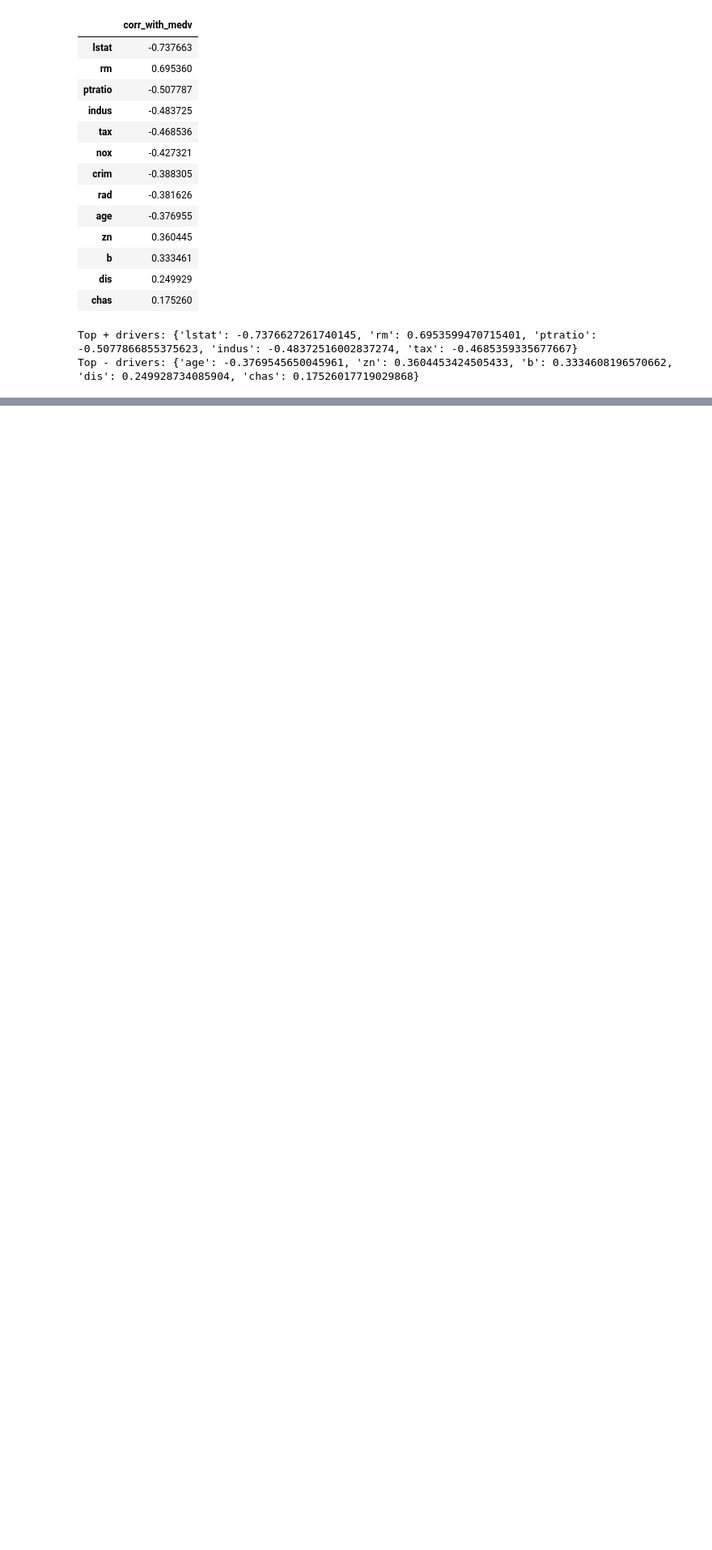
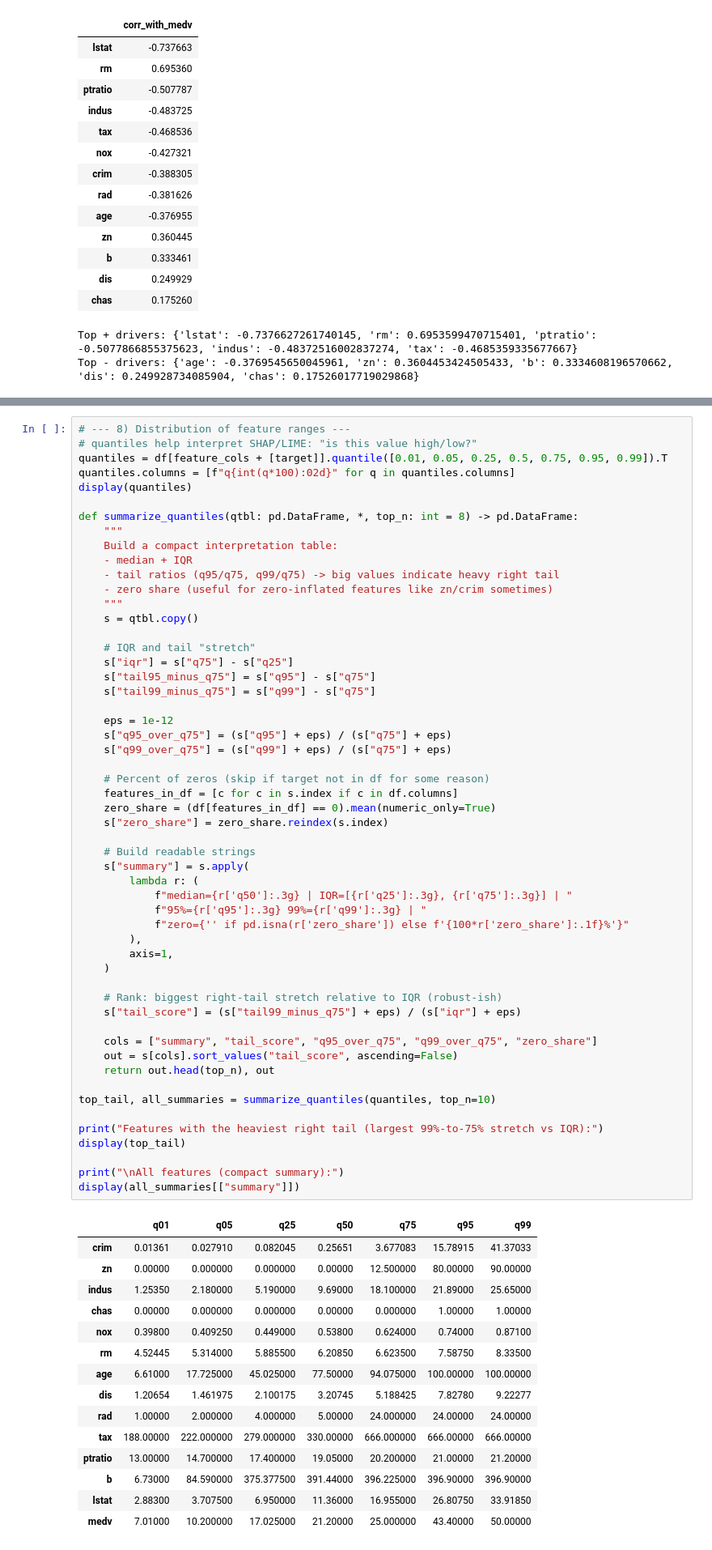
Before and after one commit to Shushunya/FAA-P2, a Jupyter notebook: notebooks/eda.ipynb, the cells around one changed output, grey strips where cells are left out. Shown: that part at 81% size. Cells and saved outputs as stored; diff of their text form; blank space fills up the shorter version.

```diff
--- a/notebooks/eda.ipynb
+++ b/notebooks/eda.ipynb
@@ -253,0 +371,70 @@ Top - drivers: {'age': -0.3769545650045961, 'zn': 0.3604453424505433, 'b': 0.333
+# %%
+# --- 8) Distribution of feature ranges ---
+# quantiles help interpret SHAP/LIME: "is this value high/low?"
+quantiles = df[feature_cols + [target]].quantile([0.01, 0.05, 0.25, 0.5, 0.75, 0.95, 0.99]).T
+quantiles.columns = [f"q{int(q*100):02d}" for q in quantiles.columns]
+display(quantiles)
+
+def summarize_quantiles(qtbl: pd.DataFrame, *, top_n: int = 8) -> pd.DataFrame:
+    """
+    Build a compact interpretation table:
+    - median + IQR
+    - tail ratios (q95/q75, q99/q75) -> big values indicate heavy right tail
+    - zero share (useful for zero-inflated features like zn/crim sometimes)
+    """
+    s = qtbl.copy()
+
+    # IQR and tail "stretch"
+    s["iqr"] = s["q75"] - s["q25"]
+    s["tail95_minus_q75"] = s["q95"] - s["q75"]
+    s["tail99_minus_q75"] = s["q99"] - s["q75"]
+
+    eps = 1e-12
+    s["q95_over_q75"] = (s["q95"] + eps) / (s["q75"] + eps)
+    s["q99_over_q75"] = (s["q99"] + eps) / (s["q75"] + eps)
+
+    # Percent of zeros (skip if target not in df for some reason)
+    features_in_df = [c for c in s.index if c in df.columns]
+    zero_share = (df[features_in_df] == 0).mean(numeric_only=True)
+    s["zero_share"] = zero_share.reindex(s.index)
+
+    # Build readable strings
+    s["summary"] = s.apply(
+        lambda r: (
+            f"median={r['q50']:.3g} | IQR=[{r['q25']:.3g}, {r['q75']:.3g}] | "
+            f"95%={r['q95']:.3g} 99%={r['q99']:.3g} | "
+            f"zero={'' if pd.isna(r['zero_share']) else f'{100*r['zero_share']:.1f}%'}"
+        ),
+        axis=1,
+    )
+
+    # Rank: biggest right-tail stretch relative to IQR (robust-ish)
+    s["tail_score"] = (s["tail99_minus_q75"] + eps) / (s["iqr"] + eps)
+
+    cols = ["summary", "tail_score", "q95_over_q75", "q99_over_q75", "zero_share"]
+    out = s[cols].sort_values("tail_score", ascending=False)
+    return out.head(top_n), out
+
+top_tail, all_summaries = summarize_quantiles(quantiles, top_n=10)
+
+print("Features with the heaviest right tail (largest 99%-to-75% stretch vs IQR):")
+display(top_tail)
+
+print("\nAll features (compact summary):")
+display(all_summaries[["summary"]])
+# %% [output]
+|  | q01 | q05 | q25 | q50 | q75 | q95 | q99 |
+| crim | 0.01361 | 0.027910 | 0.082045 | 0.25651 | 3.677083 | 15.78915 | 41.37033 |
+| zn | 0.00000 | 0.000000 | 0.000000 | 0.00000 | 12.500000 | 80.00000 | 90.00000 |
+| indus | 1.25350 | 2.180000 | 5.190000 | 9.69000 | 18.100000 | 21.89000 | 25.65000 |
+| chas | 0.00000 | 0.000000 | 0.000000 | 0.00000 | 0.000000 | 1.00000 | 1.00000 |
+| nox | 0.39800 | 0.409250 | 0.449000 | 0.53800 | 0.624000 | 0.74000 | 0.87100 |
+| rm | 4.52445 | 5.314000 | 5.885500 | 6.20850 | 6.623500 | 7.58750 | 8.33500 |
+| age | 6.61000 | 17.725000 | 45.025000 | 77.50000 | 94.075000 | 100.00000 | 100.00000 |
+| dis | 1.20654 | 1.461975 | 2.100175 | 3.20745 | 5.188425 | 7.82780 | 9.22277 |
+| rad | 1.00000 | 2.000000 | 4.000000 | 5.00000 | 24.000000 | 24.00000 | 24.00000 |
+| tax | 188.00000 | 222.000000 | 279.000000 | 330.00000 | 666.000000 | 666.00000 | 666.00000 |
+| ptratio | 13.00000 | 14.700000 | 17.400000 | 19.05000 | 20.200000 | 21.00000 | 21.20000 |
+| b | 6.73000 | 84.590000 | 375.377500 | 391.44000 | 396.225000 | 396.90000 | 396.90000 |
+| lstat | 2.88300 | 3.707500 | 6.950000 | 11.36000 | 16.955000 | 26.80750 | 33.91850 |
+| medv | 7.01000 | 10.200000 | 17.025000 | 21.20000 | 25.000000 | 43.40000 | 50.00000 |
```
Also changed, not shown: parts of 12 cells of this notebook.
